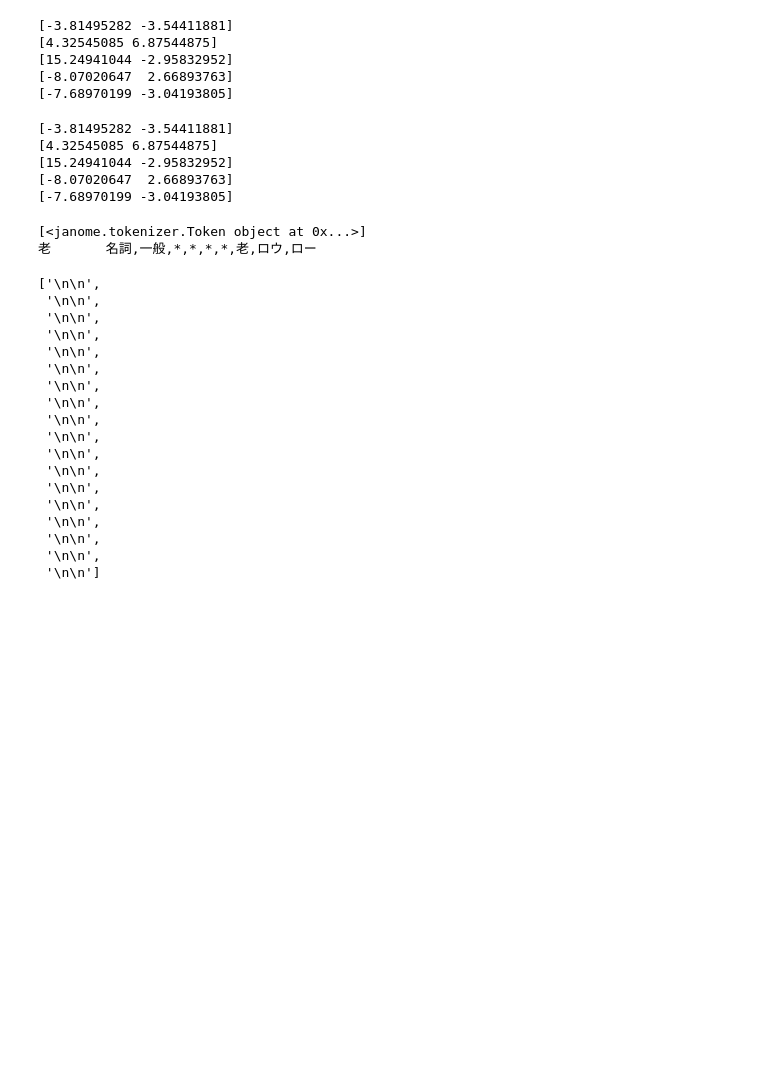
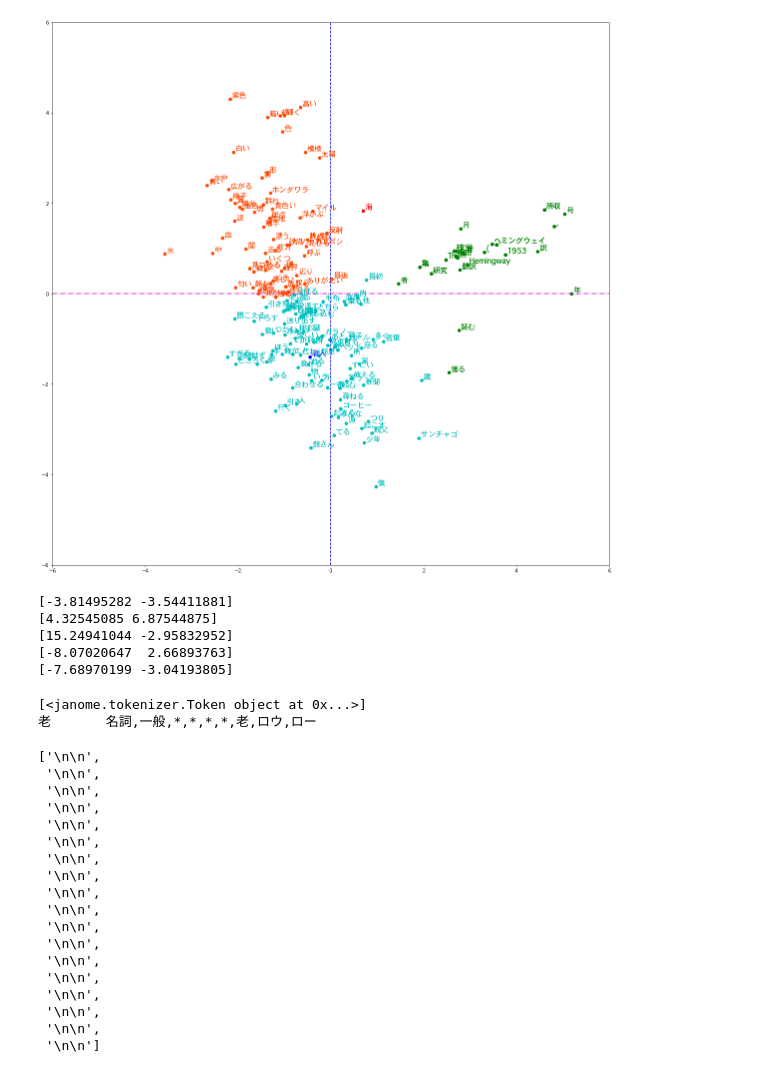
Before and after one commit to tsuchida5030/techgym_ai, a Jupyter notebook: Chapter_1/AI_running_1.ipynb, the cells around one changed output. Cells and saved outputs as stored; diff of their text form; code cells hidden in the pictures; blank space fills up the shorter version.

```diff
--- a/Chapter_1/AI_running_1.ipynb
+++ b/Chapter_1/AI_running_1.ipynb
@@ -9,63 +9,77 @@ os.chdir(r"C:\Users\tsuchida\Documents\techgym_セミナー\TortoiseGit_resorce\
 #インポート
 from gensim.models import word2vec
 import numpy as np
 import matplotlib.pyplot as plt
 import matplotlib.font_manager as font_manager
 
 #PCA
 from sklearn.decomposition import PCA
 
+# k-means法を使うためのインポート
+from sklearn.cluster import KMeans
+import pandas as pd
+
 #フォントの指定
 FONTPATH='./Osaka.ttc'
 prop = font_manager.FontProperties(fname=FONTPATH)
 
 #モデルの読み込み
 model_path = './words.model'
 model = word2vec.Word2Vec.load(model_path)
 
-#対象の単語
-words = []
-words.append("老人")
-words.append("海")
-words.append("ヘミングウェイ")
-words.append("魚")
-words.append("彼")
-
-word_vectors = []
-
-for word in words:
-    word_vectors.append(model.wv[word])
-
-#主成分分析
-pca = PCA(n_components=2)
-pca.fit(word_vectors)
-w_vecs_pca = pca.transform(word_vectors)
-
-for vector in w_vecs_pca:
-    print(vector)
-
 #単語ベクトルの可視化
 def draw_2d_2groups(vectors, target1, target2, topn=100):
     similars1 = [w[0] for w in vectors.wv.most_similar(target1, topn=topn)]
     similars1.insert(0, target1)
     similars2 = [w[0] for w in vectors.wv.most_similar(target2, topn=topn)]
     similars2.insert(0, target2)
     similars = similars1 + similars2
-    colors = ['b']+['g']*(topn)+ ['r']+['orangered']*(topn)
+    # colors = ['b']+['g']*(topn)+ ['r']+['orangered']*(topn)
     X = [vectors.wv[w] for w in similars]
     pca = PCA(n_components=2)
     Y = pca.fit_transform(X)
-    plt.figure(figsize=(20,20))
-    plt.scatter(Y[:,0], Y[:,1], color=colors)
-    for w, x, y, c in zip(similars[:], Y[:,0], Y[:,1], colors):
+    df_Y = pd.DataFrame(Y, columns=['x', 'y'])
+    # display(df_Y)
+
+    # KMeansクラスの初期化
+    kmeans = KMeans(init='random', n_clusters=3, random_state=0)
+    # クラスターの重心を計算
+    kmeans.fit(df_Y)
+    # クラスター番号をpandasのSeriesオブジェクトに変換
+    labels = pd.Series(kmeans.labels_, name='cluster_number')
+    # クラスター番号をdf_Yに追加する
+    df_Y = pd.concat([df_Y, labels], axis=1)
+    # display(df_Y)
+    colors = []
+    for number in df_Y['cluster_number']:
+        if number == 0:
+            colors.append('g')
+        elif number == 1:
+            colors.append('orangered')
+        else:
+            colors.append('c')
+    colors[0] = 'b'
+    colors[101] = 'r'
+    # print(similars)
+
+    # グラフの縦軸・横軸の目盛間隔を揃える
+    plt.figure(figsize = (20, 20))
+    plt.gca().set_xlim(-6, 6)
+    plt.gca().set_ylim(-6, 6)
+    plt.scatter(df_Y.iloc[:,0], df_Y.iloc[:,1], color=colors)
+
+    # y=0に水平線を引く
+    plt.axhline(0, ls = "-.", color = "m")
+    # x=0に垂直線を引く
+    plt.axvline(0, ls = "--", color = "b")
+
+    for w, x, y, c in zip(similars[:], Y[:,0], Y[:,1], colors[:]):
         plt.annotate(w, xy=(x, y), xytext=(3,3), textcoords='offset points', fontproperties=prop, fontsize=15, color=c)
     plt.show()
+
+draw_2d_2groups(model, '老人', '海')
 # %% [output]
-[-3.81495282 -3.54411881]
-[4.32545085 6.87544875]
-[15.24941044 -2.95832952]
-[-8.07020647  2.66893763]
-[-7.68970199 -3.04193805]
+[figure, added]
 # %%
 for vector in w_vecs_pca:
     print(vector)
```
Also changed, not shown: 5 other files.
